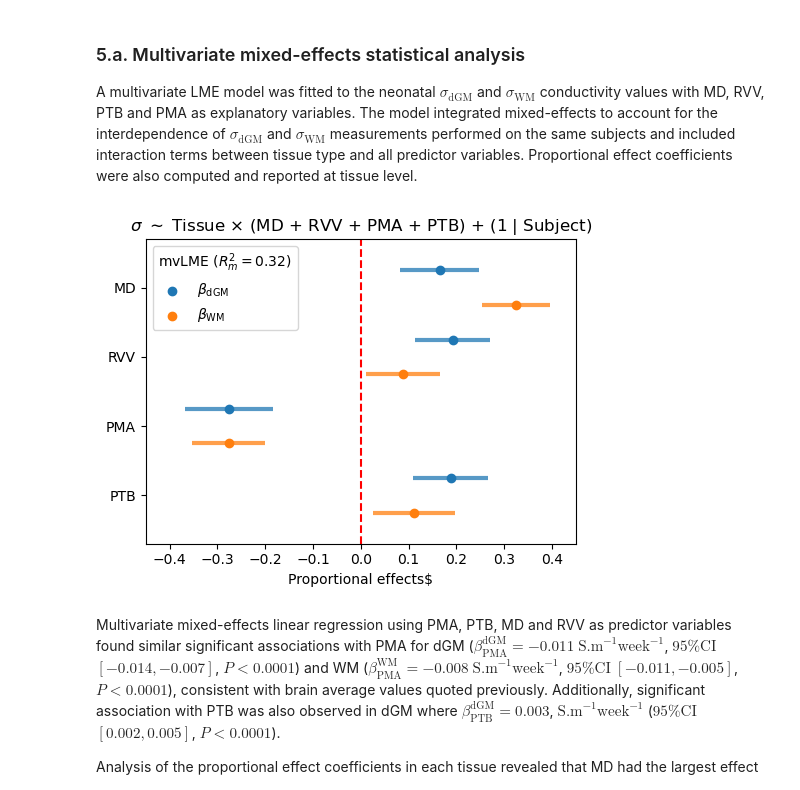
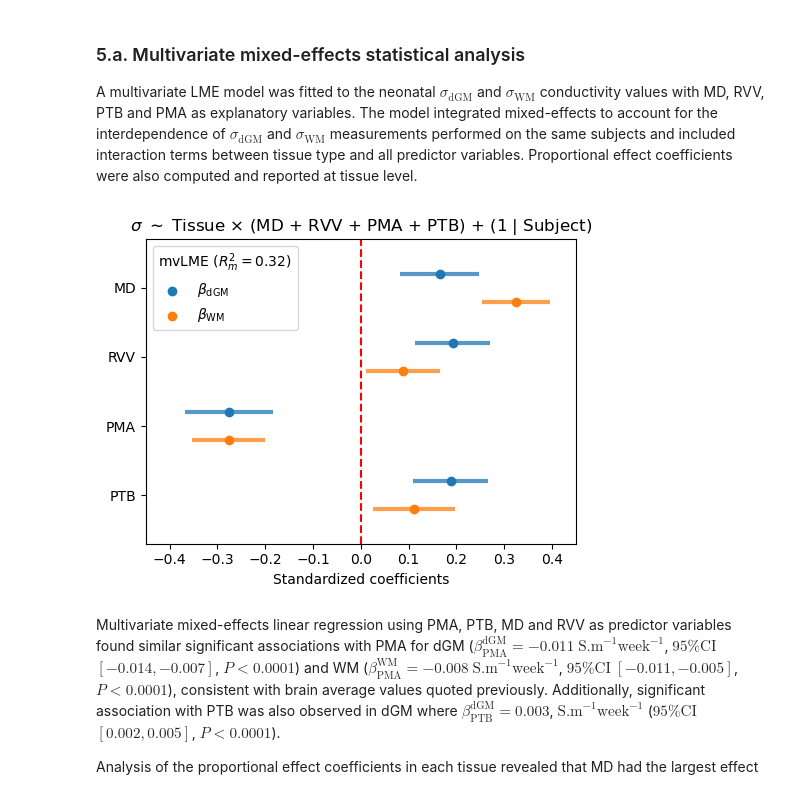
Before and after one commit to aboutill/nano-eptk, a Jupyter notebook: notebooks/experiments/stats_analysis_experiment4.ipynb, the cells around one changed output. Saved outputs shown, nothing was run; the diff lists cells and outputs as text; code cells hidden in the pictures.

```diff
--- a/notebooks/experiments/stats_analysis_experiment4.ipynb
+++ b/notebooks/experiments/stats_analysis_experiment4.ipynb
@@ -554,7 +554,7 @@ ax.set_title(r"$\sigma$ $\sim$ Tissue $\times$ (MD + RVV + PMA + PTB) + (1 | Sub
 
 # Iter over tissue
 for i, tissue in enumerate(tissue_labels):
-    y_off = (1-2*i)*0.25
+    y_off = (1-2*i)*0.2
     params = []
     pvals = []
     cis = []
@@ -581,35 +581,35 @@ for i, tissue in enumerate(tissue_labels):
 # Add dashed line at 0.0
 plt.axline((0,0), (0,1), color="r", linestyle="--")
 
 # Axis labels and linits
 ax.set_yticks(range(m), yticks)
-ax.set_xlabel(r"Proportional effects$")
+ax.set_xlabel(r"Standardized coefficients")
 ax.set_xlim(xlim)
 ax.set_ylim(ylim)
 
 # Legend
 leg = ax.legend(loc="upper left", title=f"mvLME ($R^2_m = {marginal_r2_prop:.2f}$)")
 leg._legend_box.align = "left"
 
 # Adjust layout
 fig.tight_layout()
 
 # Initialize output directories
 for path in [summary_path, plot_path]:
     output_dir = os.path.dirname(path)
     os.makedirs(output_dir, exist_ok=True)
 
 # Save plot
 plt.savefig(plot_path, dpi=300, bbox_inches="tight")
 
 # Write summary
 with open(summary_path, "w") as fh:
     fh.write(lme.summary().as_text())
     fh.write(f"\nMarginal R² = {marginal_r2:.2f}, Conditional R² = {conditional_r2:.2f}\n\n")
     fh.write(lme_prop.summary().as_text())
     fh.write(f"\nMarginal R² = {marginal_r2_prop:.2f}, Conditional R² = {conditional_r2_prop:.2f}\n\n")
 # %% [output]
-[figure, old version]
+[figure, new version]
 # %% [markdown]
 Multivariate mixed-effects linear regression using PMA, PTB, MD and RVV as predictor variables found similar significant associations with PMA for dGM ($\beta^{\textrm{dGM}}_{\textrm{PMA}} = -0.011$ $\textrm{S.m}^{-1}\textrm{week}^{-1}$, $95\%\textrm{CI}$ $[-0.014, -0.007]$, $\textit{P} < 0.0001$) and WM ($\beta^{\textrm{WM}}_{\textrm{PMA}} = -0.008$ $\textrm{S.m}^{-1}\textrm{week}^{-1}$, $95\%\textrm{CI}$ $[-0.011, -0.005]$, $\textit{P} < 0.0001$), consistent with brain average values quoted previously. Additionally, significant association with PTB was also observed in dGM where $\beta^{\textrm{dGM}}_{\textrm{PTB}} = 0.003$, $\textrm{S.m}^{-1}\textrm{week}^{-1}$ ($95\%\textrm{CI}$ $[0.002, 0.005]$, $\textit{P} < 0.0001$).
 
```
Also changed, not shown: parts of 1 cell of this notebook.
